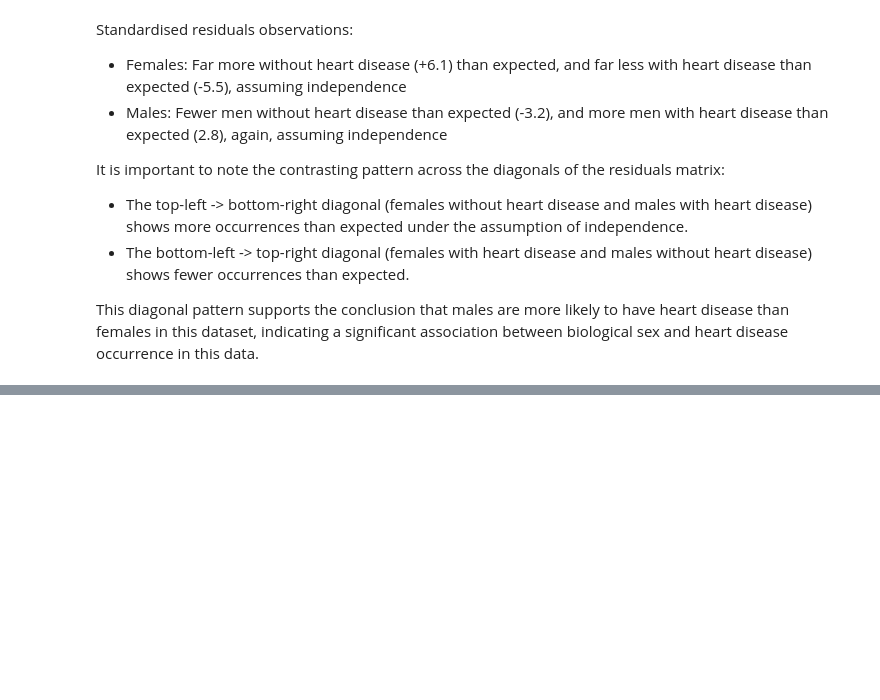
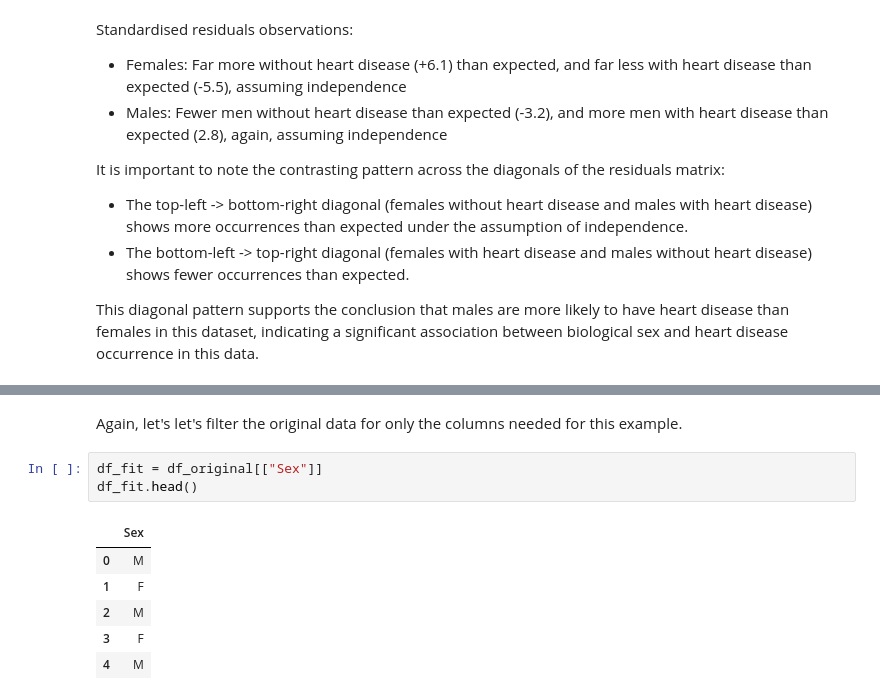
Before and after one commit to Cameron858/statistical-playground, a Jupyter notebook: notebooks/chi_squared.ipynb, the cells around one changed output, grey strips where cells are left out. Cells and saved outputs as stored; diff of their text form; blank space fills up the shorter version.

```diff
--- a/notebooks/chi_squared.ipynb
+++ b/notebooks/chi_squared.ipynb
@@ -155,0 +164,12 @@ For this example, we will examine if the dataset is balances in terms of *biolog
+# %% [markdown]
+Again, let's let's filter the original data for only the columns needed for this example.
+# %%
+df_fit = df_original[["Sex"]]
+df_fit.head()
+# %% [output]
+|  | Sex |
+| 0 | M |
+| 1 | F |
+| 2 | M |
+| 3 | F |
+| 4 | M |
```
Also changed, not shown: parts of 12 cells of this notebook.
